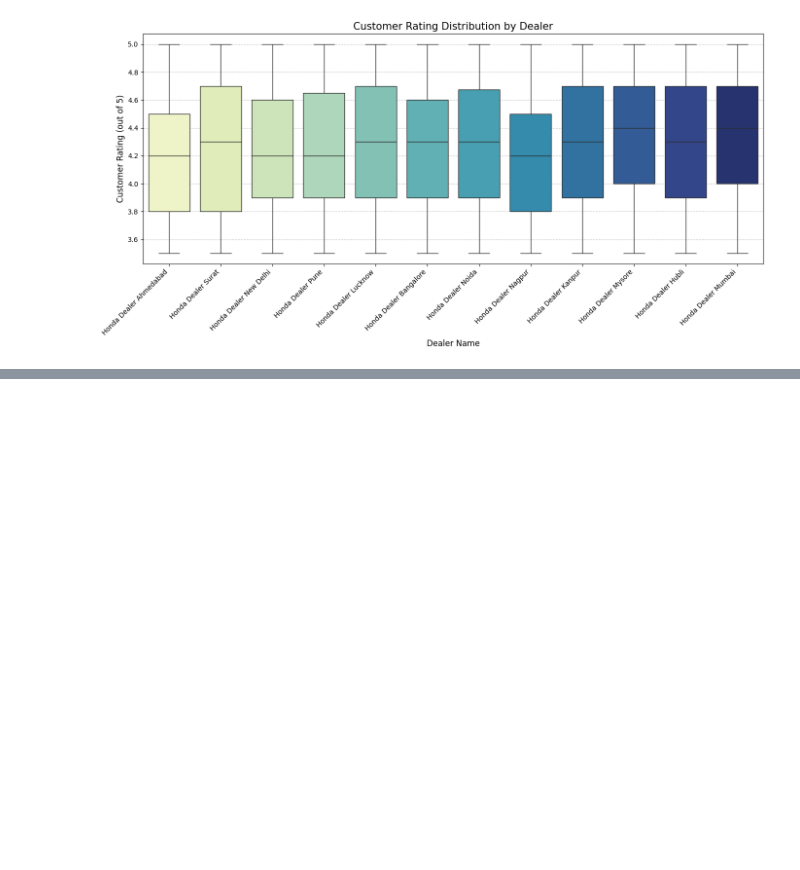
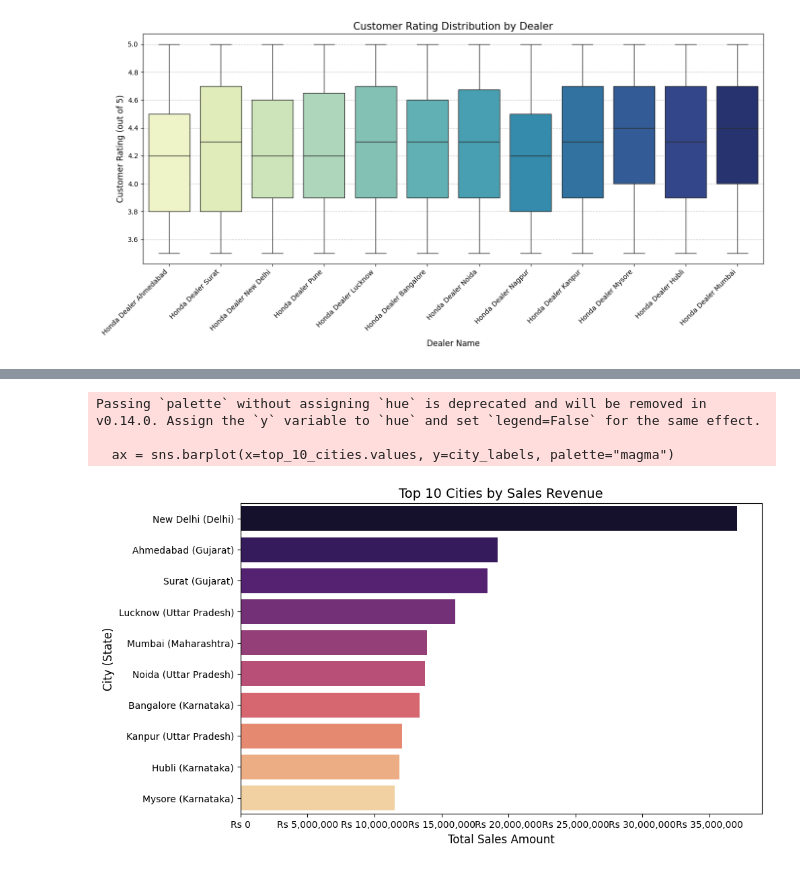
Before and after one commit to sameer-S-R-A/Project_matrix, a Jupyter notebook: honda_sales_EDA.ipynb, the cells around one changed output, grey strips where cells are left out. Drawn from its saved outputs; the diff is of its cells as text; code cells hidden in the pictures; blank space fills up the shorter version.

```diff
--- a/honda_sales_EDA.ipynb
+++ b/honda_sales_EDA.ipynb
@@ -479,0 +548,10 @@ plt.show()
+# %%
+# Group by both State and City, sum the sales, and sort from highest to lowest
+state_city_sales = df.groupby(['State', 'City'])['Net_Sales_Amount'].sum().sort_values(ascending=False)
+
+# Apply our 'Rs' and comma formatting
+formatted_city_sales = state_city_sales.map('Rs {:,.0f}'.format)
+
+# Print the top 15 highest selling cities (or remove .head(15) to see all of them)
+print("Top 15 Selling Cities:")
+print(formatted_city_sales.head(15))
@@ -479,0 +574,27 @@ plt.show()
+# %%
+from matplotlib.ticker import FuncFormatter
+
+# Grab just the top 10 cities
+top_10_cities = state_city_sales.head(10)
+
+plt.figure(figsize=(10, 6))
+
+# For the Y-axis names, we combine the City and the State (e.g., 'Pune (Maharashtra)')
+city_labels = [f"{city} ({state})" for state, city in top_10_cities.index]
+
+# Plot a horizontal bar chart
+ax = sns.barplot(x=top_10_cities.values, y=city_labels, palette="magma")
+
+plt.title("Top 10 Cities by Sales Revenue", fontsize=14)
+plt.xlabel("Total Sales Amount", fontsize=12)
+plt.ylabel("City (State)", fontsize=12)
+
+# Format the X-axis bottom numbers with our 'Rs' currency format
+ax.xaxis.set_major_formatter(FuncFormatter(lambda x, pos: f"Rs {x:,.0f}"))
+
+plt.show()
+# %% [output]
+Passing `palette` without assigning `hue` is deprecated and will be removed in v0.14.0. Assign the `y` variable to `hue` and set `legend=False` for the same effect.
+
+  ax = sns.barplot(x=top_10_cities.values, y=city_labels, palette="magma")
+[figure, added]
```
Also changed, not shown: parts of 13 cells of this notebook.
